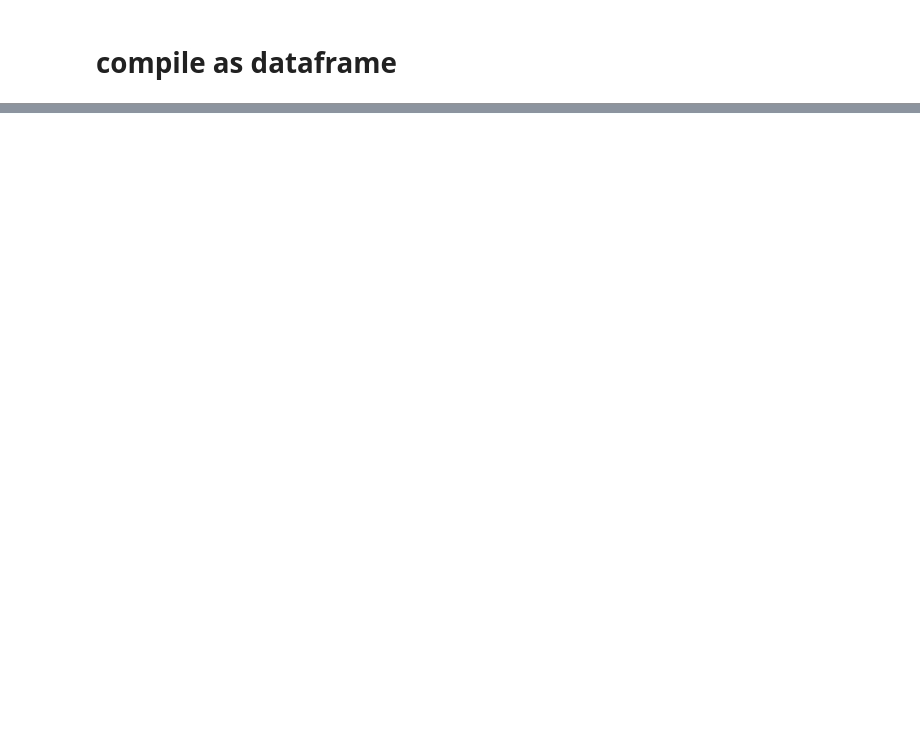
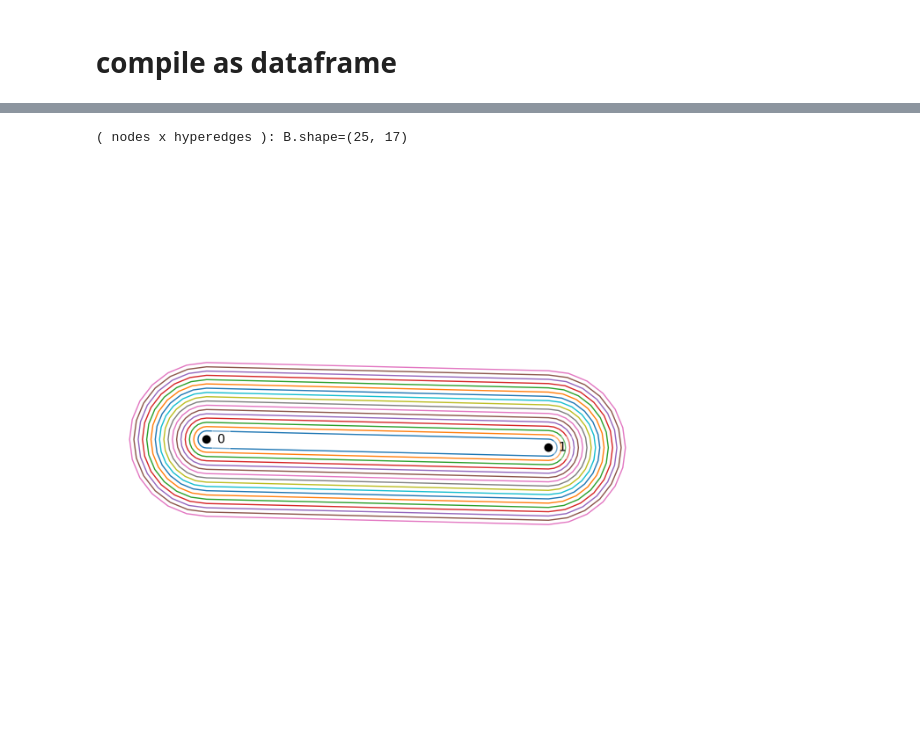
Before and after one commit to sgolts/hypertaxis, a Jupyter notebook: notebooks/curvature/hypergraph_curvature.ipynb, the cells around one changed output, grey strips where cells are left out. Saved outputs shown, nothing was run; the diff lists cells and outputs as text; code cells hidden in the pictures; blank space fills up the shorter version.

Commit message:
frc curvature drawing

```diff
--- a/notebooks/curvature/hypergraph_curvature.ipynb
+++ b/notebooks/curvature/hypergraph_curvature.ipynb
@@ -178,0 +182,18 @@ plt.show()
+# %%
+num_core_nodes = 5
+num_periphery_nodes = 20
+edge_probability_core = 0.95
+edge_probability_periphery = 0.075
+avg_edge_size = 3
+core_periphery_probability = 0.125
+
+CP = genhyp.generate_core_periphery_hypergraph(
+    num_core_nodes, num_periphery_nodes, edge_probability_core,
+    edge_probability_periphery, avg_edge_size, core_periphery_probability)
+
+core_nodes, periphery_nodes, edges, incidence_matrix = CP
+
+B = pd.DataFrame(incidence_matrix)
+print(f"( nodes x hyperedges ): {B.shape=}")
+# %% [output]
+( nodes x hyperedges ): B.shape=(25, 17)
@@ -178,0 +205,3 @@ plt.show()
+# %%
+edge_dict = {e: list(B.index[B[e]]) for e in B.columns}
+H = hnx.Hypergraph(edge_dict)
@@ -178,0 +215,18 @@ plt.show()
+# %%
+fig, ax = plt.subplots(figsize=(8, 8))
+
+hnx.drawing.draw(
+    H,
+    ax=ax,
+    #edge_color=edge_colors,  # Dict: edge label → RGBA
+    with_edge_labels=False
+)
+# sm = plt.cm.ScalarMappable(cmap=cmap, norm=norm)
+# sm.set_array([])
+
+# # Colorbar for reference
+# plt.colorbar(sm, ax=ax, label="Forman curvature")
+
+# plt.show()
+# %% [output]
+[figure, added]
```
Also changed, not shown: parts of 11 cells of this notebook.
